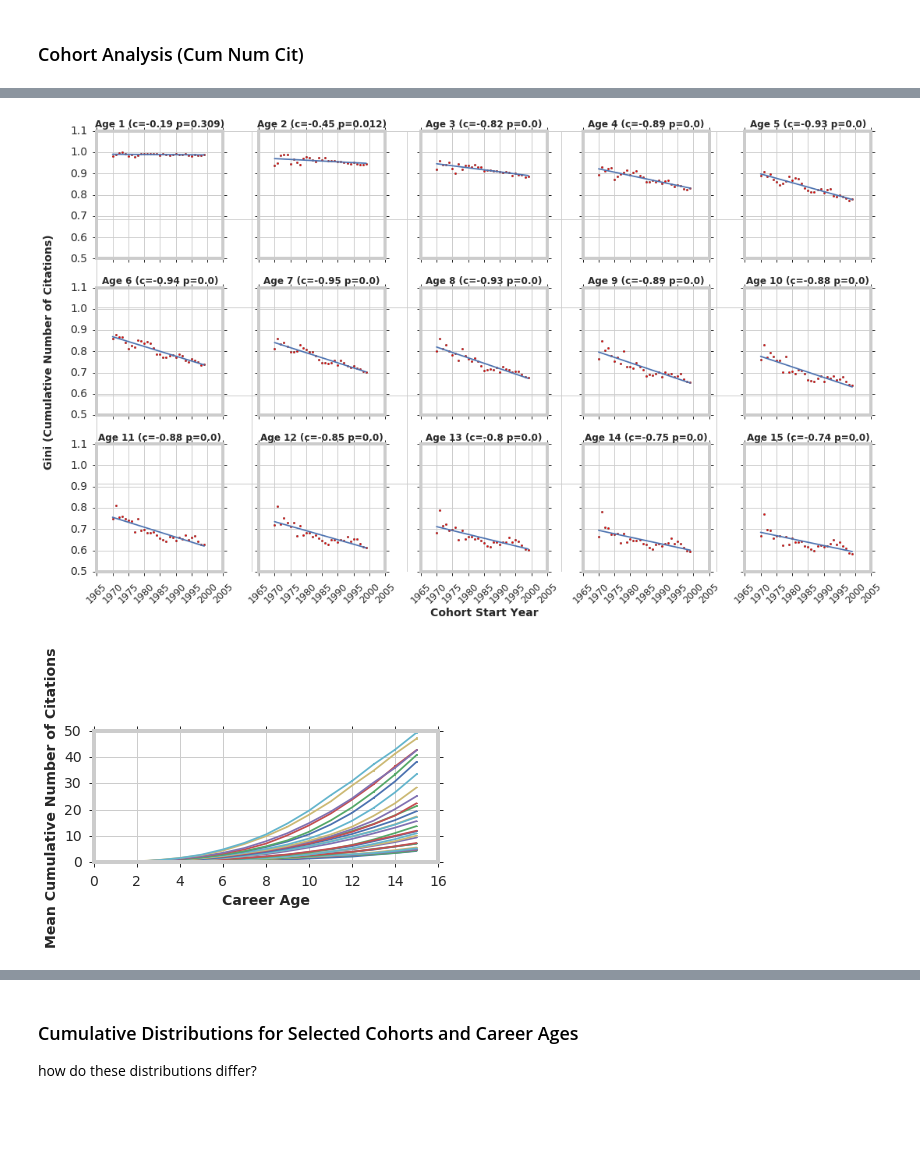
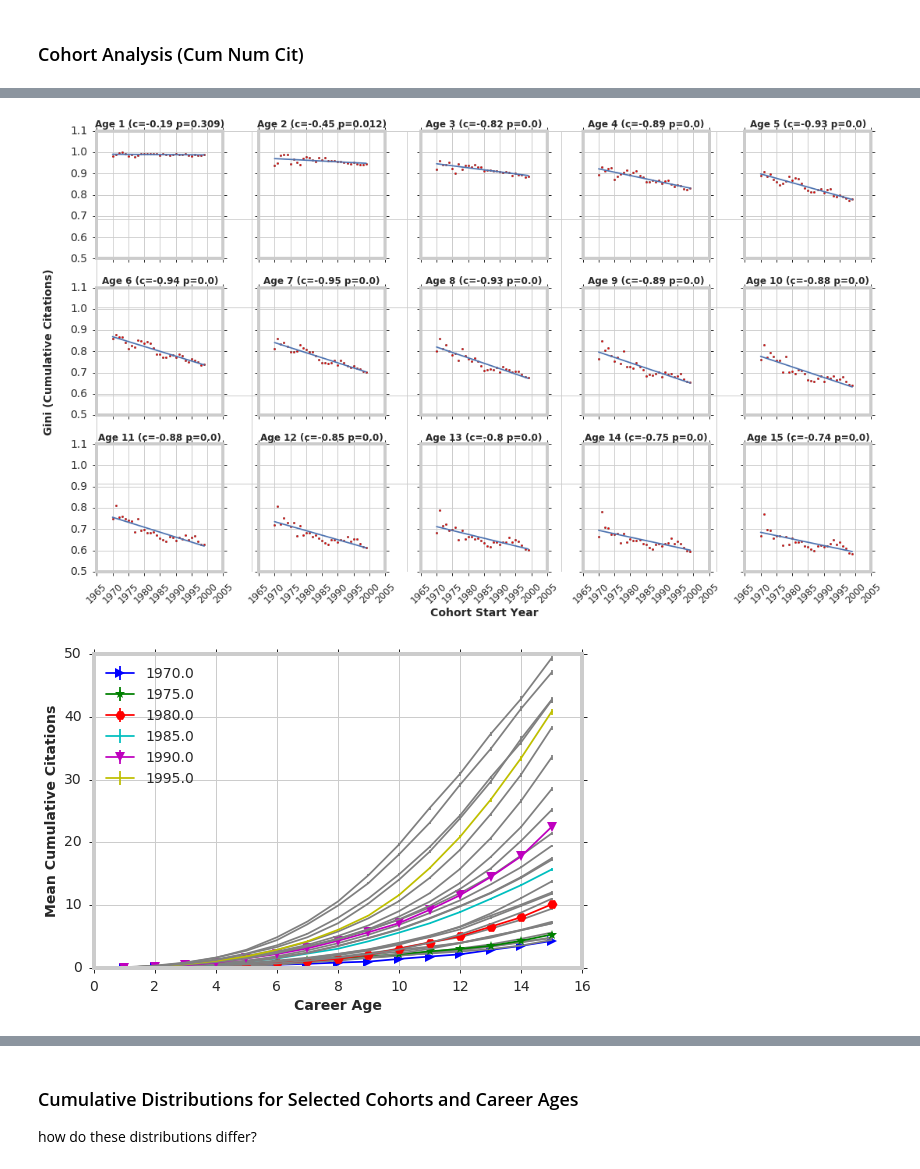
Before and after one commit to gesiscss/inequality, a Jupyter notebook: cohort-analysis-citations.ipynb, the cells around one changed output, grey strips where cells are left out. Saved outputs shown, nothing was run; the diff lists cells and outputs as text; code cells hidden in the pictures; blank space fills up the shorter version.

Commit message:
highlight selected cohort for mean num pubs/cits plots; changed y-axis labels

```diff
--- a/cohort-analysis-citations.ipynb
+++ b/cohort-analysis-citations.ipynb
@@ -269,10 +270,9 @@ cohort_start_years = [y for y in years if y < (END_YEAR - CAREER_LENGTH)]
 # %% [markdown]
 ### Cohort Analysis (Num Cit)
 # %%
-from importlib import reload
-reload(plot)
+
 
 #plot.plot_cohort_analysis_on(groupByYearData, 'num_cit', cohort_start_years, CAREER_LENGTH, 'Citations Count')
 
-plot.run_cohort_analysis(groupByYearData, cohort_start_years, CAREER_LENGTH, "num_cit", "Number of Citations")
+plot.run_cohort_analysis(groupByYearData, cohort_start_years, CAREER_LENGTH, "num_cit", "Citations")
 # %% [output]
@@ -283,5 +283,5 @@ plot.run_cohort_analysis(groupByYearData, cohort_start_years, CAREER_LENGTH, "nu
 # %% [markdown]
 ### Cohort Analysis (Cum Num Cit)
 # %%
-plot.run_cohort_analysis(groupByYearData, cohort_start_years, CAREER_LENGTH, "cum_num_cit", "Cumulative Number of Citations")
+plot.run_cohort_analysis(groupByYearData, cohort_start_years, CAREER_LENGTH, "cum_num_cit", "Cumulative Citations")
 # %% [output]
@@ -289,2 +289,2 @@ plot.run_cohort_analysis(groupByYearData, cohort_start_years, CAREER_LENGTH, "cu
-[figure, old version]
+[figure, new version]
-[figure, old version]
+[figure, new version]
```
Also changed, not shown: parts of 14 cells of this notebook, 2 other files.
